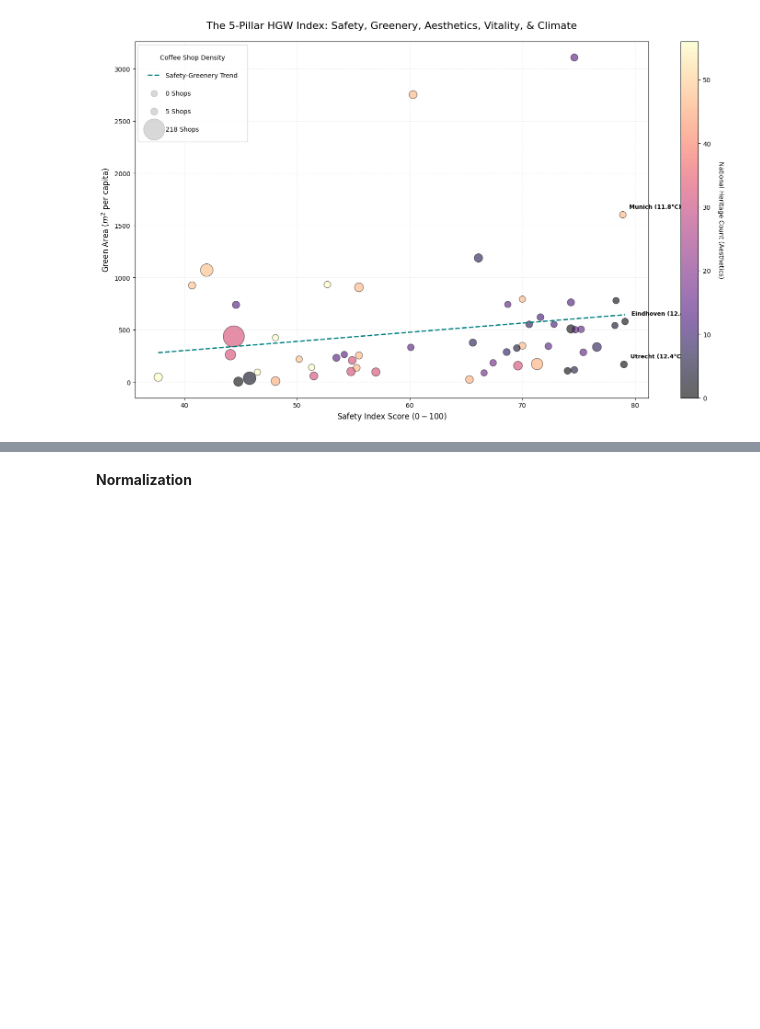
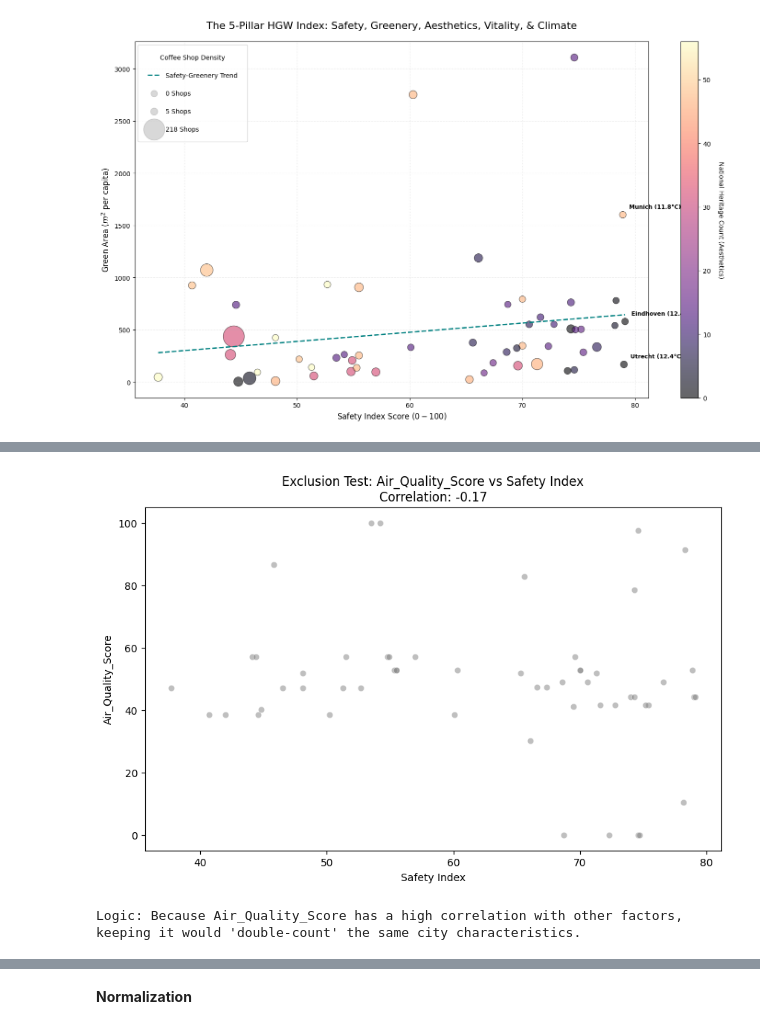
Before and after one commit to AoifeMurphy02/DAV_Specification_Index_Generation_and_Visualization, a Jupyter notebook: HGW_Index.ipynb, the cells around one changed output, grey strips where cells are left out. Saved outputs shown, nothing was run; the diff lists cells and outputs as text; code cells hidden in the pictures; blank space fills up the shorter version.

```diff
--- a/HGW_Index.ipynb
+++ b/HGW_Index.ipynb
@@ -1133,3 +1131,20 @@ plt.grid(True, linestyle=':', alpha=0.4)
 plt.tight_layout()
 # %% [output]
 [figure]
+# %%
+# --- STEP 4.0: PRE-CALCULATION (Normalization) ---
+from sklearn.preprocessing import MinMaxScaler
+scaler = MinMaxScaler()
+
+# We normalize EVERYTHING we want to test so the Audit works
+# Make sure these names match your raw data columns!
+test_pillars = ['Safety Index', 'Green_area', 'Heritage_Count', 'Coffee_Shop_Count', 'air_quality_PM2.5']
+
+for col in test_pillars:
+    df_europe_master[f'{col}_Score'] = scaler.fit_transform(df_europe_master[[col]]) * 100
+
+# FIX: Flip Air Quality (High PM2.5 = Bad, so we want 100 to be the CLEANEST air)
+df_europe_master['Air_Quality_Score'] = 100 - df_europe_master['air_quality_PM2.5_Score']
+
+# Verify the columns exist now
+print("Scores created:", [c for c in df_europe_master.columns if '_Score' in c or 'Air_Quality' in c])
@@ -1135,0 +1200,22 @@ plt.tight_layout()
+# %%
+# --- STEP 4.3: Feature Exclusion Analysis ---
+
+excluded_var = 'Air_Quality_Score'
+
+plt.figure(figsize=(10, 6))
+
+# Compare the excluded variable against the 'Safety Index' (a pillar we kept)
+sns.scatterplot(data=df_europe_master, x='Safety Index', y=excluded_var, color='gray', alpha=0.5)
+
+# Calculate correlation
+corr_val = df_europe_master['Safety Index'].corr(df_europe_master[excluded_var])
+
+plt.title(f'Exclusion Test: {excluded_var} vs Safety Index\nCorrelation: {corr_val:.2f}')
+plt.show()
+
+print(f"Logic: Because {excluded_var} has a high correlation with other factors,")
+print("keeping it would 'double-count' the same city characteristics.")
+# %% [output]
+[figure, added]
+Logic: Because Air_Quality_Score has a high correlation with other factors,
+keeping it would 'double-count' the same city characteristics.
```
Also changed, not shown: parts of 30 cells of this notebook.
